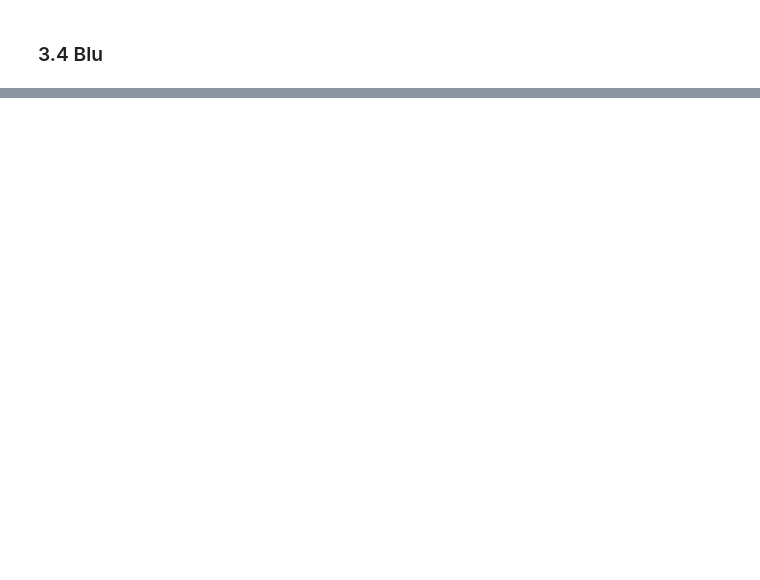
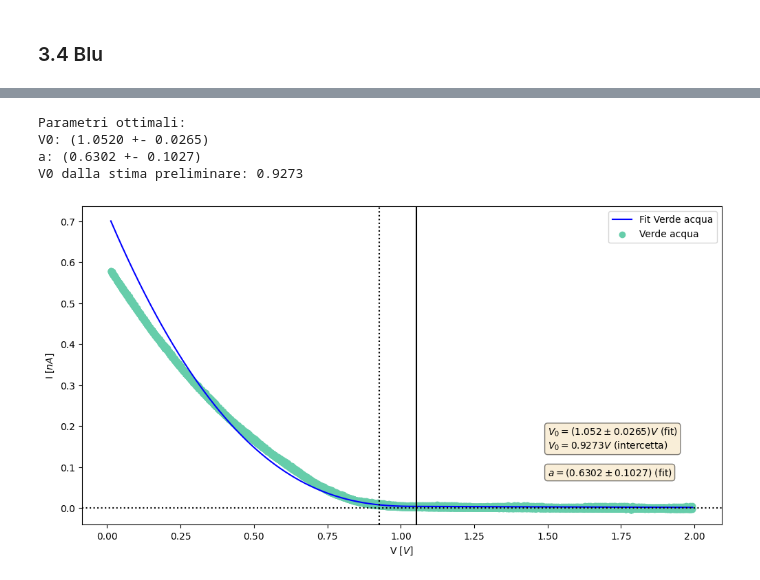
Before and after one commit to atancredi/physics-data, a Jupyter notebook: lab3/fotoelettrico/fotoelettrico.ipynb, the cells around one changed output, grey strips where cells are left out. Saved outputs shown, nothing was run; the diff lists cells and outputs as text; code cells hidden in the pictures; blank space fills up the shorter version.

```diff
--- a/lab3/fotoelettrico/fotoelettrico.ipynb
+++ b/lab3/fotoelettrico/fotoelettrico.ipynb
@@ -316,0 +388,8 @@ plt.legend()
+# %%
+popt,err = fit(verdeacqua_data,intercept_verdeacqua,"Verde acqua",*VERDEACQUA)
+# %% [output]
+Parametri ottimali:
+V0: (1.0520 +- 0.0265)
+a: (0.6302 +- 0.1027)
+V0 dalla stima preliminare: 0.9273
+[figure, added]
```
Also changed, not shown: parts of 18 cells of this notebook, 1 other file.
